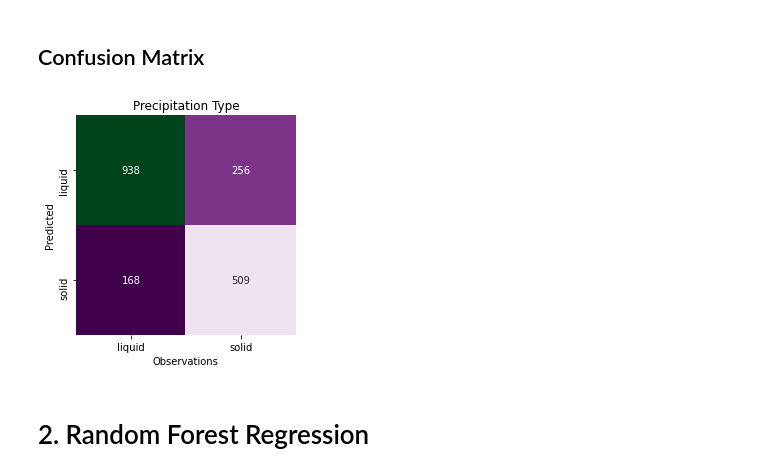
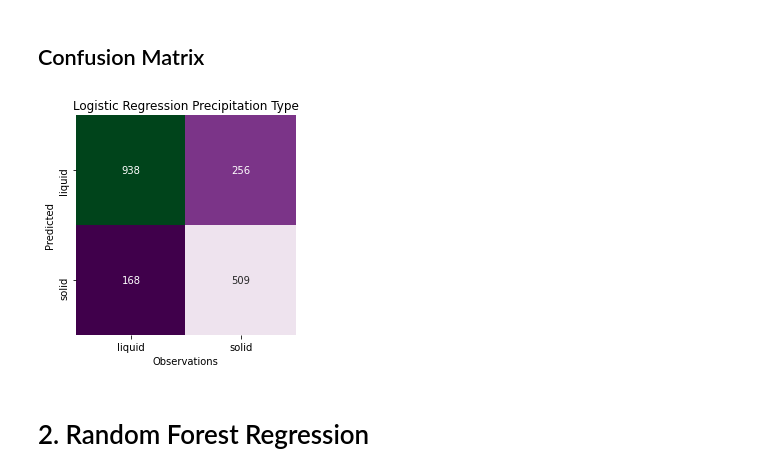
Before and after one commit to szymbor2/ATMS597-Project5-GroupG, a Jupyter notebook: project5.ipynb, the cells around one changed output. Saved outputs shown, nothing was run; the diff lists cells and outputs as text; code cells hidden in the pictures.

```diff
--- a/project5.ipynb
+++ b/project5.ipynb
@@ -240,16 +239,16 @@ Testing score: 0.22661678246926778
 # %%
 # Create Matrix
 matrix = confusion_matrix(test_labels, clf.predict(test_features))
 
 # Plot matrix
 labels = ['liquid', 'solid']
 sns.heatmap(matrix.T, square=True, annot=True, fmt='d', cbar=False, xticklabels=labels, yticklabels=labels, cmap='PRGn')
-pyplot.title('Precipitation Type')
+pyplot.title('Logistic Regression Precipitation Type')
 pyplot.xlabel('Observations')
 pyplot.ylabel('Predicted')
 pyplot.tight_layout()
 pyplot.savefig(YOUR_DIRECTORY + 'logregression_confmatrix.png', dpi=300)
 # %% [output]
-[figure, old version]
+[figure, new version]
 # %% [markdown]
 # 2. Random Forest Regression
```
Also changed, not shown: parts of 6 cells of this notebook.
